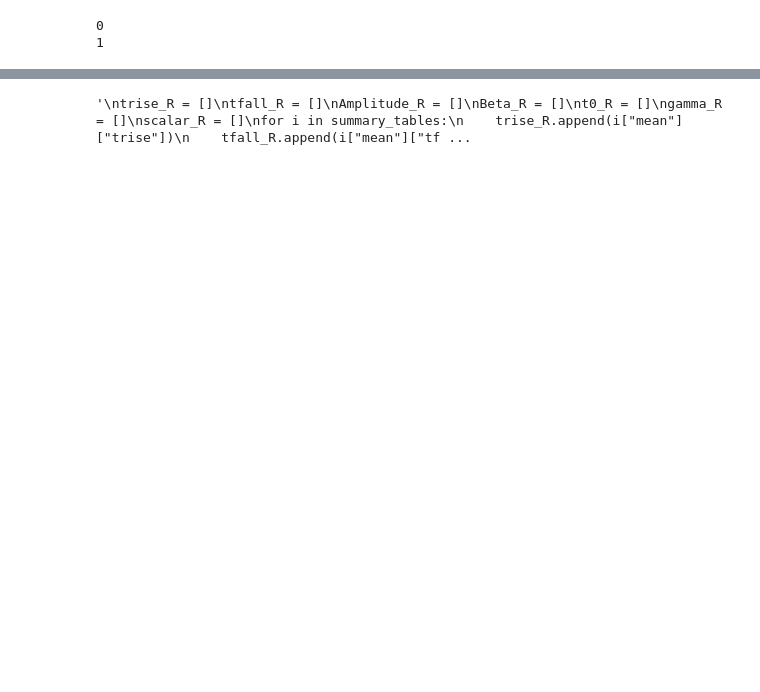
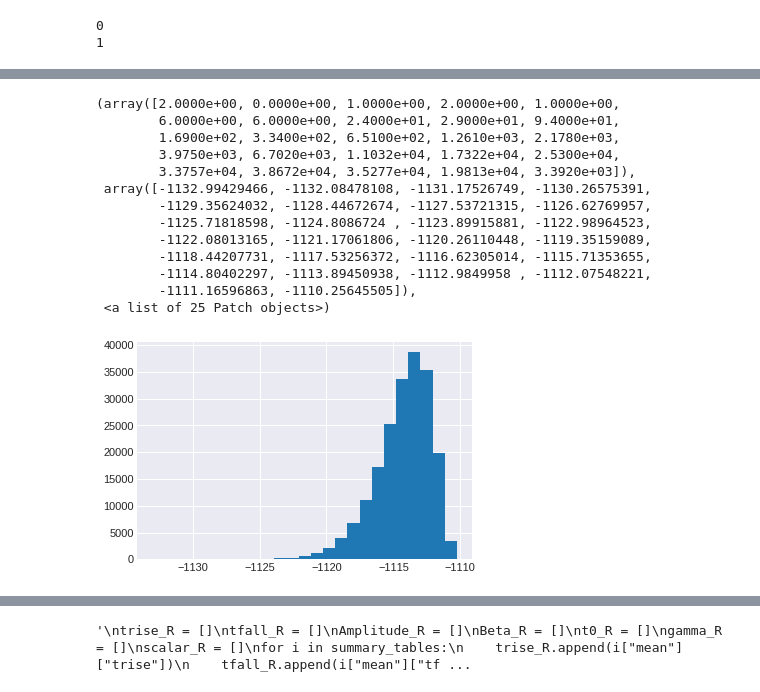
Before and after one commit to Hallflower20/PyMC3_Supernova, a Jupyter notebook: RealData/Data_Tests/ZTF18abcflnz_force_phot.ipynb, the cells around one changed output, grey strips where cells are left out. Saved outputs shown, nothing was run; the diff lists cells and outputs as text; code cells hidden in the pictures; blank space fills up the shorter version.

```diff
--- a/RealData/Data_Tests/ZTF18abcflnz_force_phot.ipynb
+++ b/RealData/Data_Tests/ZTF18abcflnz_force_phot.ipynb
@@ -364,0 +375,17 @@ for j in range(len(trace_all)):
+# %%
+plt.hist(lnp[0], bins =25)
+# %% [output]
+(array([2.0000e+00, 0.0000e+00, 1.0000e+00, 2.0000e+00, 1.0000e+00,
+        6.0000e+00, 6.0000e+00, 2.4000e+01, 2.9000e+01, 9.4000e+01,
+        1.6900e+02, 3.3400e+02, 6.5100e+02, 1.2610e+03, 2.1780e+03,
+        3.9750e+03, 6.7020e+03, 1.1032e+04, 1.7322e+04, 2.5300e+04,
+        3.3757e+04, 3.8672e+04, 3.5277e+04, 1.9813e+04, 3.3920e+03]),
+ array([-1132.99429466, -1132.08478108, -1131.17526749, -1130.26575391,
+        -1129.35624032, -1128.44672674, -1127.53721315, -1126.62769957,
+        -1125.71818598, -1124.8086724 , -1123.89915881, -1122.98964523,
+        -1122.08013165, -1121.17061806, -1120.26110448, -1119.35159089,
+        -1118.44207731, -1117.53256372, -1116.62305014, -1115.71353655,
+        -1114.80402297, -1113.89450938, -1112.9849958 , -1112.07548221,
+        -1111.16596863, -1110.25645505]),
+ <a list of 25 Patch objects>)
+[figure, added]
```
Also changed, not shown: parts of 19 cells of this notebook, 1 other file.
